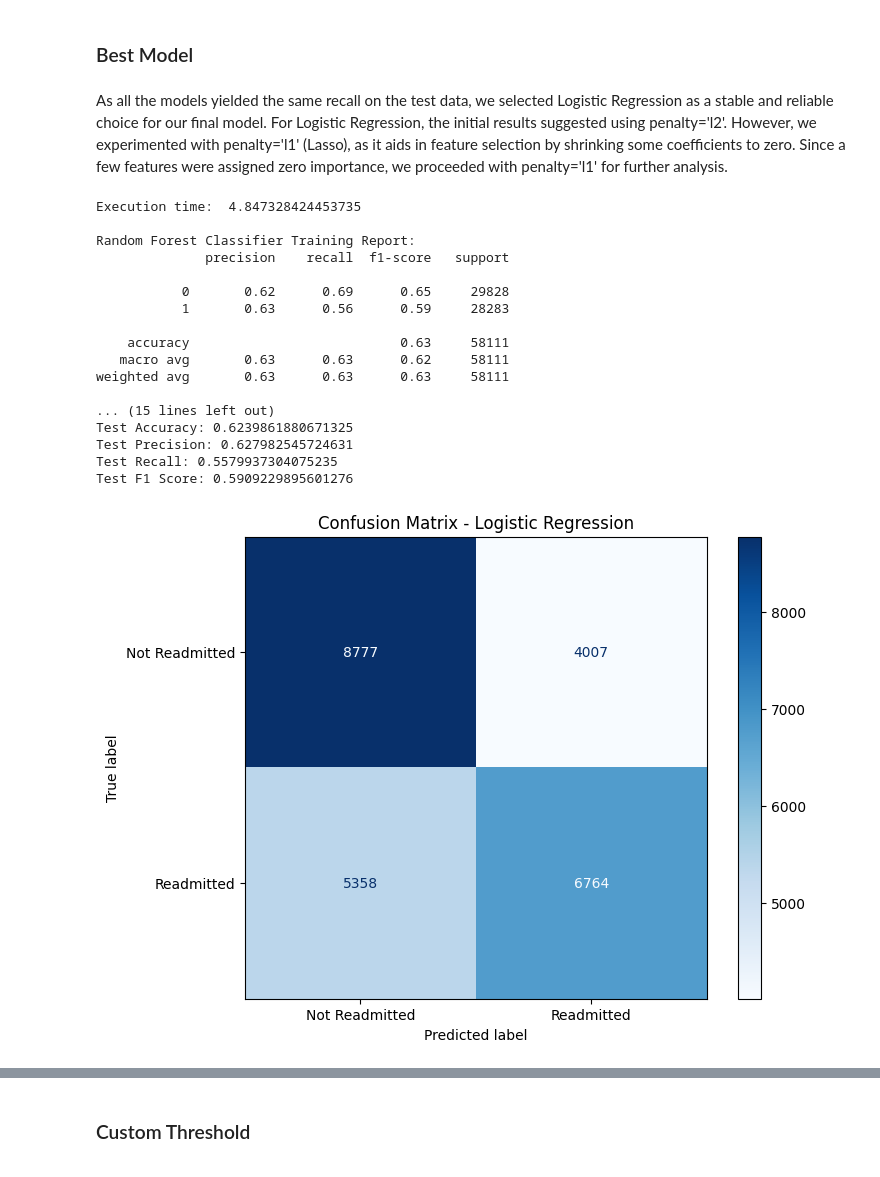
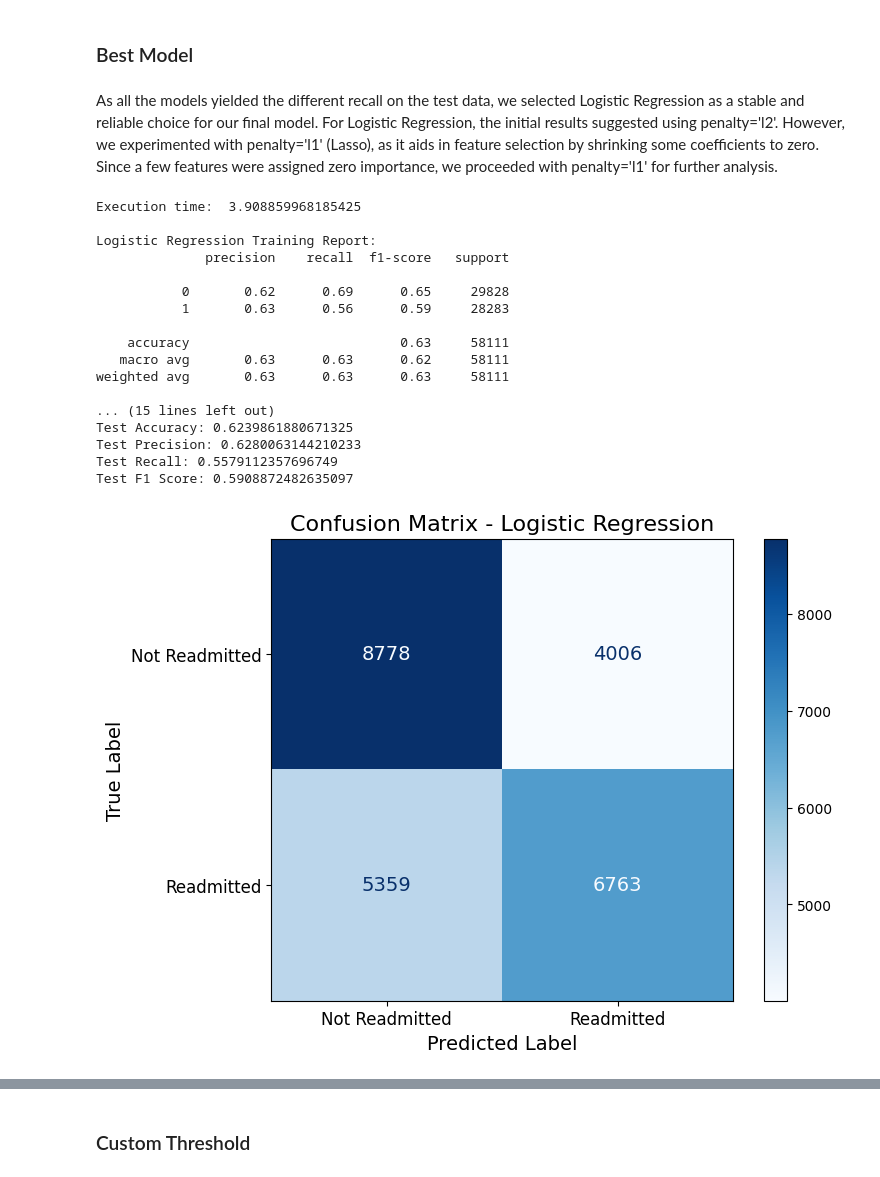
Before and after one commit to rohit180497/Early-readmission-of-patients-in-hospital, a Jupyter notebook: scripts/model_building.ipynb, the cells around one changed output, grey strips where cells are left out. Drawn from its saved outputs; the diff is of its cells as text; code cells hidden in the pictures.

```diff
--- a/scripts/model_building.ipynb
+++ b/scripts/model_building.ipynb
@@ -481,7 +481,7 @@ Gradient Boosting Classifier completed in 8448.88 seconds with test recall: 0.63
 # %% [markdown]
 ### Best Model
 # %% [markdown]
-As all the models yielded the same recall on the test data, we selected Logistic Regression as a stable and reliable choice for our final model. For Logistic Regression, the initial results suggested using penalty='l2'. However, we experimented with penalty='l1' (Lasso), as it aids in feature selection by shrinking some coefficients to zero. Since a few features were assigned zero importance, we proceeded with penalty='l1' for further analysis.
+As all the models yielded the different recall on the test data, we selected Logistic Regression as a stable and reliable choice for our final model. For Logistic Regression, the initial results suggested using penalty='l2'. However, we experimented with penalty='l1' (Lasso), as it aids in feature selection by shrinking some coefficients to zero. Since a few features were assigned zero importance, we proceeded with penalty='l1' for further analysis.
 # %%
 ## Taking Best Parameters for Logistic Regression after several iterations
 start_time = time.time()
@@ -499,7 +499,7 @@ execution_time = end_time - start_time
 print('Execution time: ', execution_time)
 
 # Metrics for Training Data
-print("\nRandom Forest Classifier Training Report:")
+print("\nLogistic Regression Training Report:")
 print(classification_report(y_train, y_pred_train))
 print(f"Training Accuracy: {accuracy_score(y_train, y_pred_train)}")
 print(f"Training Precision: {precision_score(y_train, y_pred_train)}")
@@ -507,16 +507,16 @@ print(f"Training Recall: {recall_score(y_train, y_pred_train)}")
 print(f"Training F1 Score: {f1_score(y_train, y_pred_train)}")
 
 # Metrics for Test Data
-print("\nRandom Forest Classifier Test Report:")
+print("\nLogistic Regression Test Report:")
 print(classification_report(y_test, y_pred_test))
 print(f"Test Accuracy: {accuracy_score(y_test, y_pred_test)}")
 print(f"Test Precision: {precision_score(y_test, y_pred_test)}")
 print(f"Test Recall: {recall_score(y_test, y_pred_test)}")
 print(f"Test F1 Score: {f1_score(y_test, y_pred_test)}")
 # %% [output]
-Execution time:  4.847328424453735
+Execution time:  3.908859968185425
 
-Random Forest Classifier Training Report:
+Logistic Regression Training Report:
               precision    recall  f1-score   support
 
            0       0.62      0.69      0.65     29828
@@ -528,23 +528,32 @@ weighted avg       0.63      0.63      0.63     58111
 
 ... (15 lines left out)
 Test Accuracy: 0.6239861880671325
-Test Precision: 0.627982545724631
-Test Recall: 0.5579937304075235
-Test F1 Score: 0.5909229895601276
+Test Precision: 0.6280063144210233
+Test Recall: 0.5579112357696749
+Test F1 Score: 0.5908872482635097
 # %%
-# Compute confusion matrix
 cm = confusion_matrix(y_test, y_pred_test)
 
-# Create display with custom class labels: 0 = Not Fraud, 1 = Fraud
+# custom class labels: 0 = Not Fraud, 1 = Fraud
 disp = ConfusionMatrixDisplay(confusion_matrix=cm, display_labels=['Not Readmitted', 'Readmitted'])
-
-# Plotting
 fig, ax = plt.subplots(figsize=(8, 6))
 disp.plot(cmap='Blues', ax=ax, colorbar=True)
-plt.title("Confusion Matrix - Logistic Regression")
+plt.title("Confusion Matrix - Logistic Regression", fontsize=16)
+
+# setting label font size
+ax.set_xlabel('Predicted Label', fontsize=14)
+ax.set_ylabel('True Label', fontsize=14)
+
+# tick labels size
+ax.tick_params(axis='both', which='major', labelsize=12)
+
+# Setting numbers to be larger
+for text in disp.text_.ravel():
+    text.set_fontsize(14)
+
 plt.show()
 # %% [output]
-[figure, old version]
+[figure, new version]
 # %%
 ## Feature importance Logistic
 importances = model.coef_[0]
```
Also changed, not shown: parts of 4 cells of this notebook, 3 other files.
